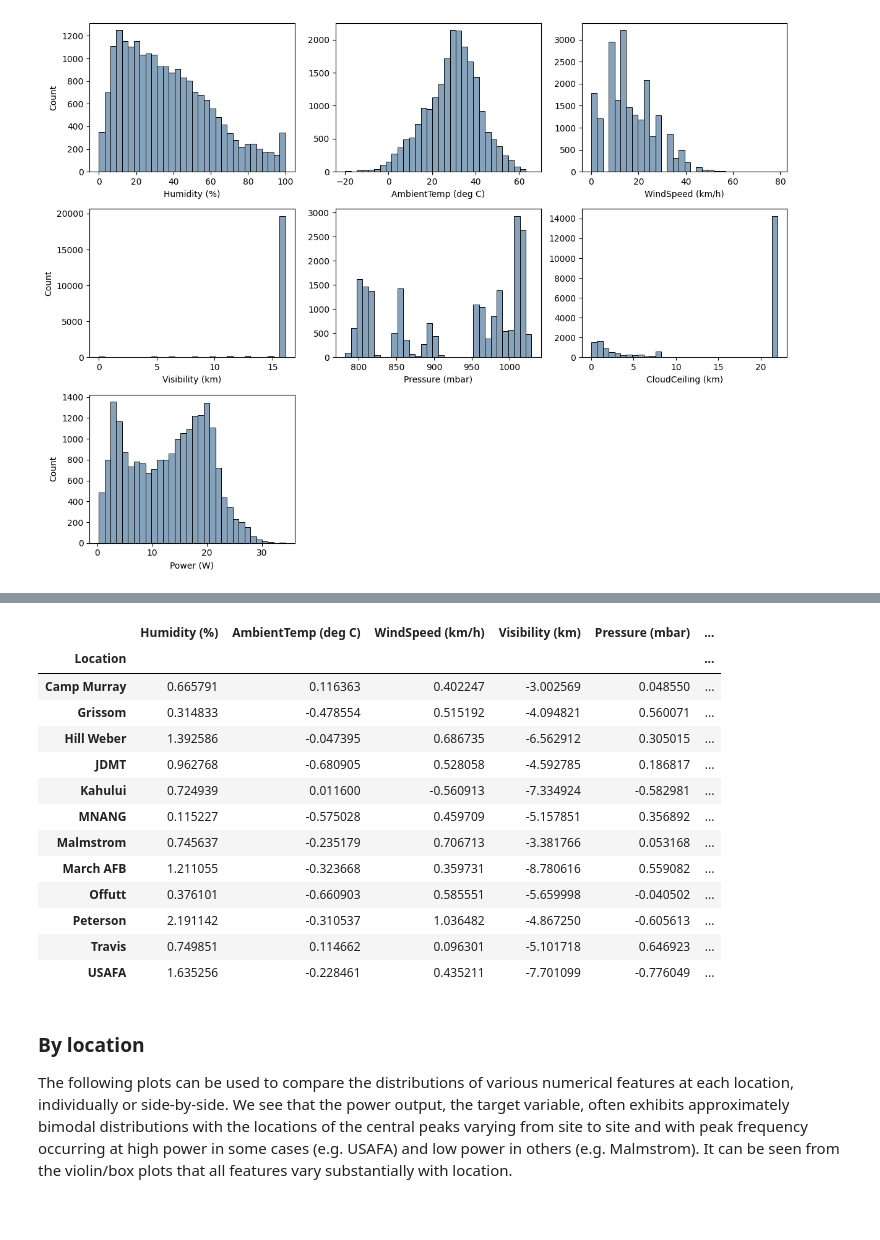
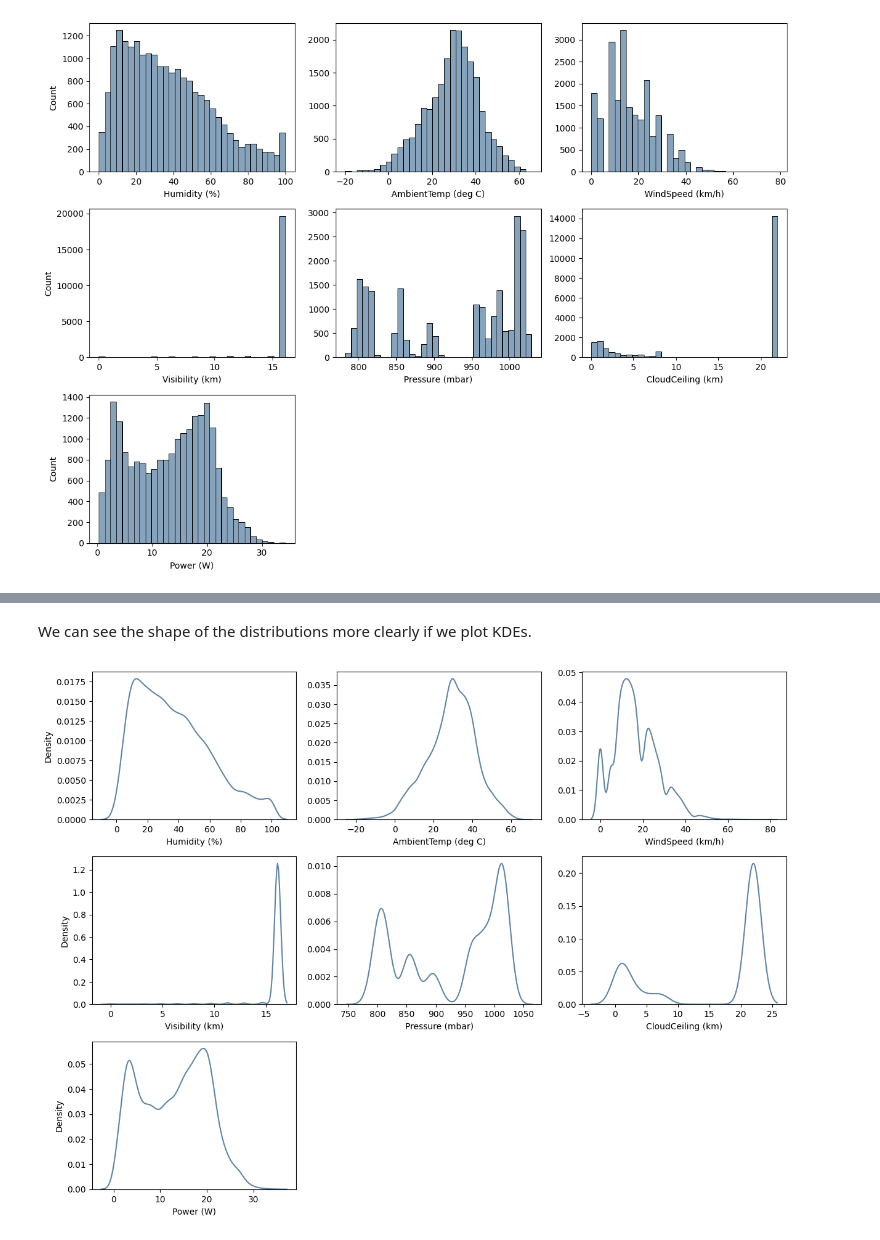
Before and after one commit to d-lazenby/solar-forecasting, a Jupyter notebook: eda_full.ipynb, the cells around one changed output, grey strips where cells are left out. Drawn from its saved outputs; the diff is of its cells as text; code cells hidden in the pictures; blank space fills up the shorter version.

Commit message:
eda_full.ipynb: added visualisations and text for skew, KDEs and boxplots utils.py: added plotting code for above visualisations.

```diff
--- a/eda_full.ipynb
+++ b/eda_full.ipynb
@@ -116,22 +107,6 @@ raw_clean[numerical_features].skew().to_frame()
-# %%
-# Skew
-raw_clean.groupby('Location')[numerical_features].skew()
-# %% [output]
-|  | Humidity (%) | AmbientTemp (deg C) | WindSpeed (km/h) | Visibility (km) | Pressure (mbar) | ... |
-| Location |  |  |  |  |  | ... |
-| Camp Murray | 0.665791 | 0.116363 | 0.402247 | -3.002569 | 0.048550 | ... |
-| Grissom | 0.314833 | -0.478554 | 0.515192 | -4.094821 | 0.560071 | ... |
-| Hill Weber | 1.392586 | -0.047395 | 0.686735 | -6.562912 | 0.305015 | ... |
-| JDMT | 0.962768 | -0.680905 | 0.528058 | -4.592785 | 0.186817 | ... |
-| Kahului | 0.724939 | 0.011600 | -0.560913 | -7.334924 | -0.582981 | ... |
-| MNANG | 0.115227 | -0.575028 | 0.459709 | -5.157851 | 0.356892 | ... |
-| Malmstrom | 0.745637 | -0.235179 | 0.706713 | -3.381766 | 0.053168 | ... |
-| March AFB | 1.211055 | -0.323668 | 0.359731 | -8.780616 | 0.559082 | ... |
-| Offutt | 0.376101 | -0.660903 | 0.585551 | -5.659998 | -0.040502 | ... |
-| Peterson | 2.191142 | -0.310537 | 1.036482 | -4.867250 | -0.605613 | ... |
-| Travis | 0.749851 | 0.114662 | 0.096301 | -5.101718 | 0.646923 | ... |
-| USAFA | 1.635256 | -0.228461 | 0.435211 | -7.701099 | -0.776049 | ... |
-# %% [markdown]
-### By location
-
-The following plots can be used to compare the distributions of various numerical features at each location, individually or side-by-side. We see that the power output, the target variable, often exhibits approximately bimodal distributions with the locations of the central peaks varying from site to site and with peak frequency occurring at high power in some cases (e.g. USAFA) and low power in others (e.g. Malmstrom). It can be seen from the violin/box plots that all features vary substantially with location.
+# %% [markdown]
+We can see the shape of the distributions more clearly if we plot KDEs.
+# %%
+utils.numerical_distributions(raw_clean, numerical_features, plot_type='kde')
+# %% [output]
+[figure, added]
```
Also changed, not shown: parts of 11 cells of this notebook, 1 other file.
